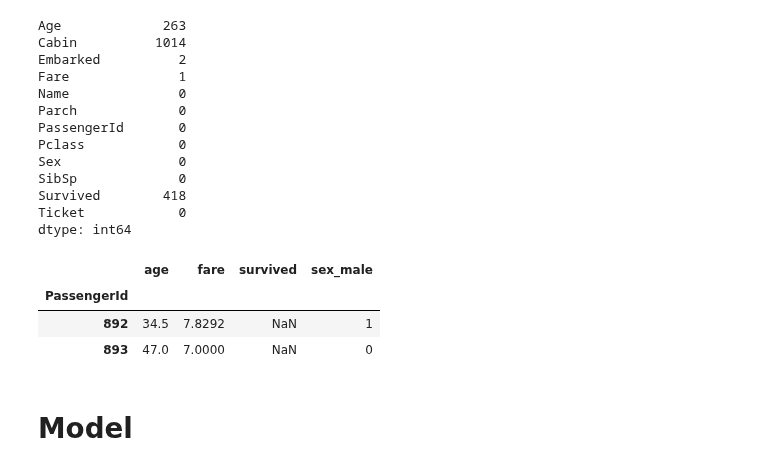
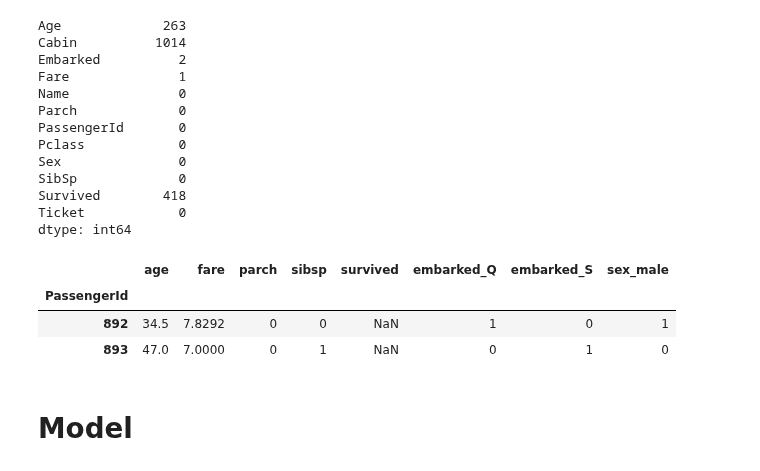
Before and after one commit to jonnor/datascience-master, a Jupyter notebook: dat200/assignment3/Titanic.ipynb, the cells around one changed output. Drawn from its saved outputs; the diff is of its cells as text; code cells hidden in the pictures.

```diff
--- a/dat200/assignment3/Titanic.ipynb
+++ b/dat200/assignment3/Titanic.ipynb
@@ -88,21 +88,21 @@ dtype: int64
 # %%
 data = pandas.DataFrame({
     'sex': raw['Sex'].astype('category'),
     'age': raw['Age'],
     'fare': raw['Fare'],
     'survived': raw['Survived'],
-    #'sibsp': raw['SibSp'],
-    #'parch': raw['Parch'],
-    #'embarked': raw['Embarked'],
+    'sibsp': raw['SibSp'],
+    'parch': raw['Parch'],
+    'embarked': raw['Embarked'],
 })
 data.index=raw['PassengerId']
 data = pandas.get_dummies(data, columns=None, drop_first=True)
 data[:2]
 # %% [output]
-|  | age | fare | survived | sex_male |
-| PassengerId |  |  |  |  |
-| 892 | 34.5 | 7.8292 | NaN | 1 |
-| 893 | 47.0 | 7.0000 | NaN | 0 |
+|  | age | fare | parch | sibsp | survived | embarked_Q | embarked_S | sex_male |
+| PassengerId |  |  |  |  |  |  |  |  |
+| 892 | 34.5 | 7.8292 | 0 | 0 | NaN | 1 | 0 | 1 |
+| 893 | 47.0 | 7.0000 | 0 | 1 | NaN | 0 | 1 | 0 |
 # %%
 without_result = data['survived'].isnull()
 has_result = ~without_result
```
Also changed, not shown: parts of 1 cell of this notebook, 3 other files.
